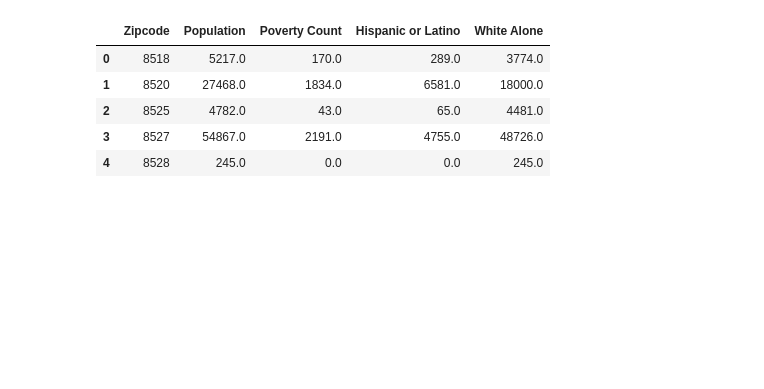
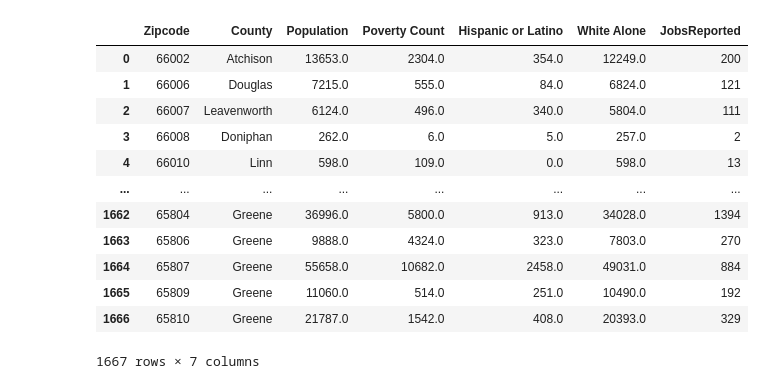
Before and after one commit to grecia1534/Project-1-KU-DATA, a Jupyter notebook: Project_Kevin.ipynb, the cells around one changed output. Saved outputs shown, nothing was run; the diff lists cells and outputs as text; code cells hidden in the pictures; blank space fills up the shorter version.

```diff
--- a/Project_Kevin.ipynb
+++ b/Project_Kevin.ipynb
@@ -7,6 +9,2 @@ mo_zipcodes_df = pd.read_csv(r"resources/mo_zipcodes.csv")
 census_data_df = pd.read_csv(r"resources/census_data.csv")
 ppp_data_df = pd.read_csv(r"resources/PPP_Data_Combined.csv")
-# %%
-ppp_data_clean_df = ppp_data_df[["LoanRange","State","Zip","JobsReported","DateApproved"]]
-ppp_data_clean_df = ppp_data_clean_df.rename(columns={"Zip":"Zipcode"})
-ppp_data_clean_df.head()
@@ -19,0 +27,5 @@ ppp_data_clean_df.head()
+# %%
+# Combine the zipcode data and the census data to tie census info to counties
+zipcodes_df = zipcodes_df.rename(columns={"Zip Code":"Zipcode"})
+local_census_data_df = zipcodes_df.merge(census_data_df,on="Zipcode")
+local_census_data_df
@@ -19,0 +46,4 @@ ppp_data_clean_df.head()
+# %%
+# Pull jobs reported by zip
+jobs_by_zip_df = ppp_data_clean_df.groupby("Zipcode").count()
+jobs_by_zip_df
@@ -19,0 +65,4 @@ ppp_data_clean_df.head()
+# %%
+# Combine everything!
+mega_df = local_census_data_df.merge(jobs_by_zip_df,on="Zipcode")
+mega_df
@@ -20,11 +83,18 @@ ppp_data_clean_df.head()
 # %%
-census_data_clean_df = census_data_df[["Zipcode","Population",
-                                       "Poverty Count","Hispanic or Latino","White Alone"]]
-census_data_clean_df.head()
+# Eliminate the unnecessary columns
+manageable_df = mega_df[["Zipcode","County","Population","Poverty Count","Hispanic or Latino","White Alone","JobsReported"]]
+manageable_df
 # %% [output]
-|  | Zipcode | Population | Poverty Count | Hispanic or Latino | White Alone |
-| 0 | 8518 | 5217.0 | 170.0 | 289.0 | 3774.0 |
-| 1 | 8520 | 27468.0 | 1834.0 | 6581.0 | 18000.0 |
-| 2 | 8525 | 4782.0 | 43.0 | 65.0 | 4481.0 |
-| 3 | 8527 | 54867.0 | 2191.0 | 4755.0 | 48726.0 |
-| 4 | 8528 | 245.0 | 0.0 | 0.0 | 245.0 |
+|  | Zipcode | County | Population | Poverty Count | Hispanic or Latino | White Alone | JobsReported |
+| 0 | 66002 | Atchison | 13653.0 | 2304.0 | 354.0 | 12249.0 | 200 |
+| 1 | 66006 | Douglas | 7215.0 | 555.0 | 84.0 | 6824.0 | 121 |
+| 2 | 66007 | Leavenworth | 6124.0 | 496.0 | 340.0 | 5804.0 | 111 |
+| 3 | 66008 | Doniphan | 262.0 | 6.0 | 5.0 | 257.0 | 2 |
+| 4 | 66010 | Linn | 598.0 | 109.0 | 0.0 | 598.0 | 13 |
+| ... | ... | ... | ... | ... | ... | ... | ... |
+| 1662 | 65804 | Greene | 36996.0 | 5800.0 | 913.0 | 34028.0 | 1394 |
+| 1663 | 65806 | Greene | 9888.0 | 4324.0 | 323.0 | 7803.0 | 270 |
+| 1664 | 65807 | Greene | 55658.0 | 10682.0 | 2458.0 | 49031.0 | 884 |
+| 1665 | 65809 | Greene | 11060.0 | 514.0 | 251.0 | 10490.0 | 192 |
+| 1666 | 65810 | Greene | 21787.0 | 1542.0 | 408.0 | 20393.0 | 329 |
+1667 rows × 7 columns
```
Also changed, not shown: parts of 12 cells of this notebook, 1 other file.
